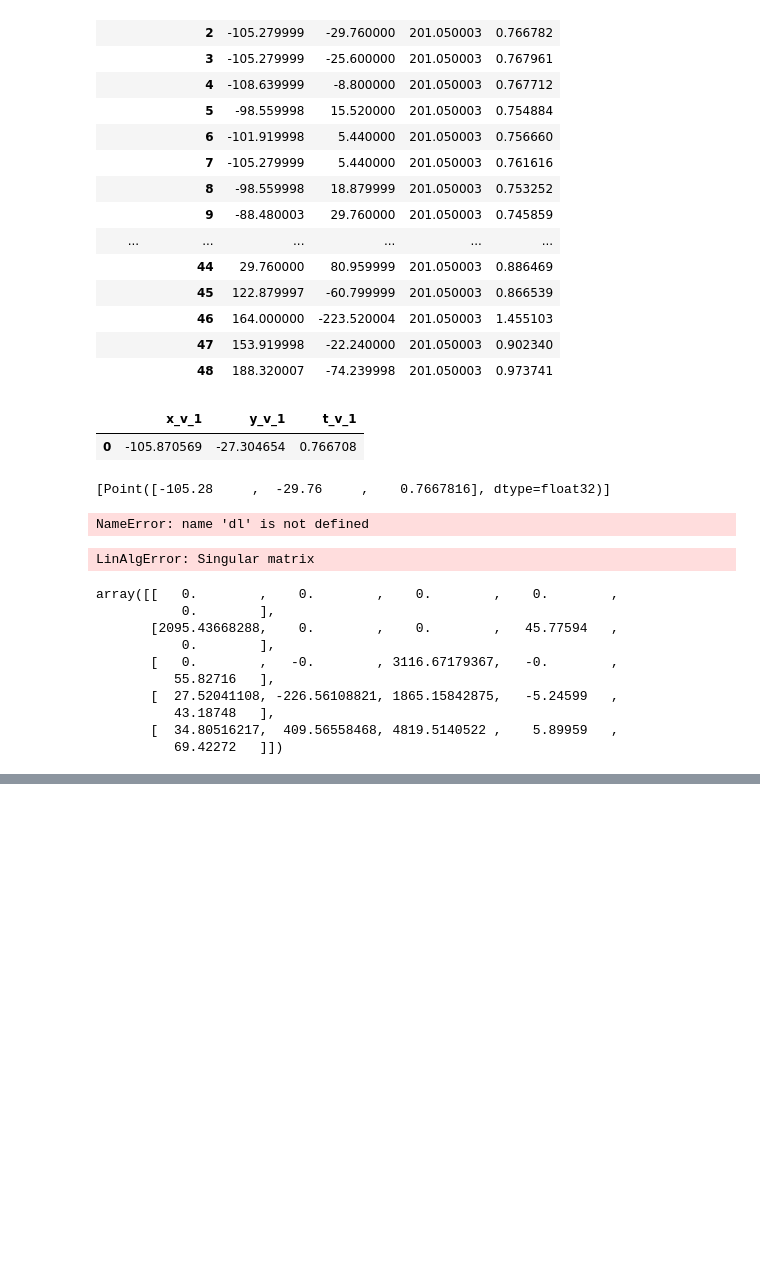
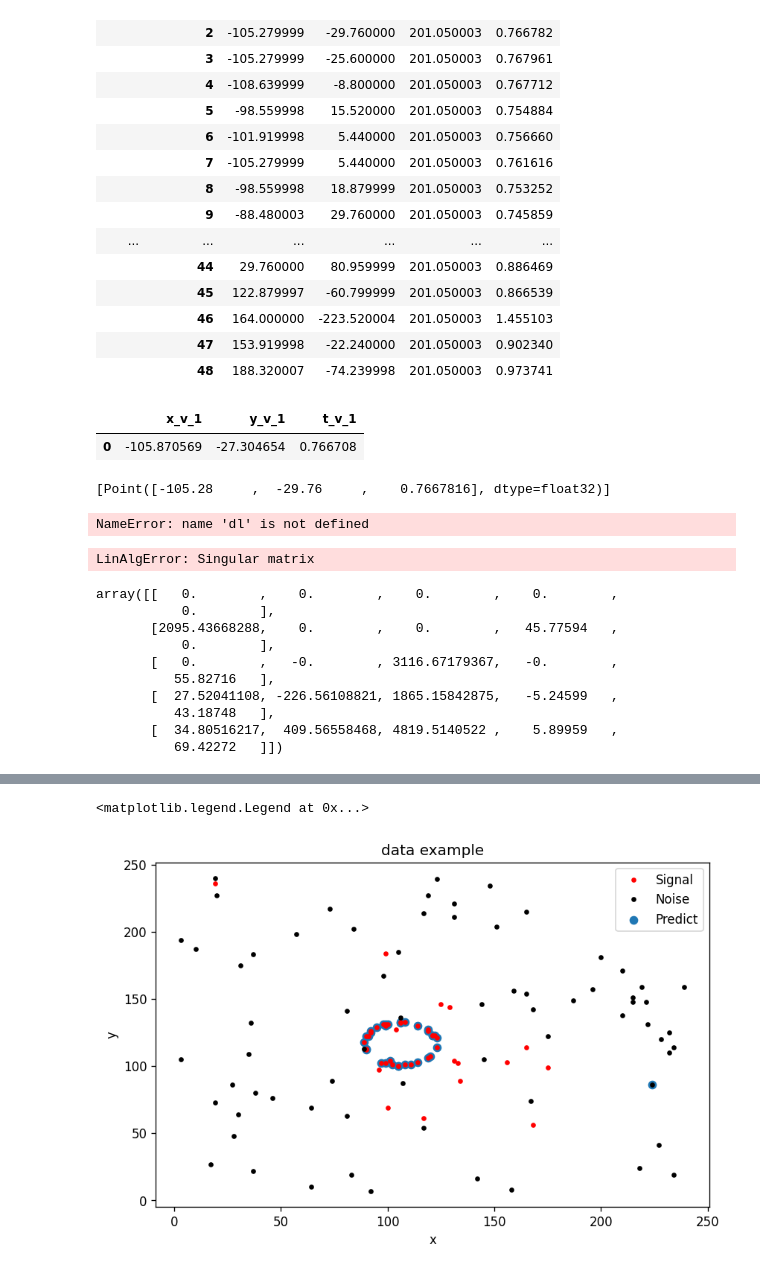
Before and after one commit to dj-kostya/farich-detector, a Jupyter notebook: notebooks/ellipsefitting.ipynb, the cells around one changed output, grey strips where cells are left out. Drawn from its saved outputs; the diff is of its cells as text; code cells hidden in the pictures; blank space fills up the shorter version.

```diff
--- a/notebooks/ellipsefitting.ipynb
+++ b/notebooks/ellipsefitting.ipynb
@@ -252,0 +353,7 @@ fig.show()
+# %%
+ax = IDataloader.plot_xy_solution(df)
+ax.scatter(points[:, 0], points[:, 1], label='Predict')
+plt.legend()
+# %% [output]
+<matplotlib.legend.Legend at 0x...>
+[figure, added]
```
Also changed, not shown: parts of 19 cells of this notebook, 23 other files.
